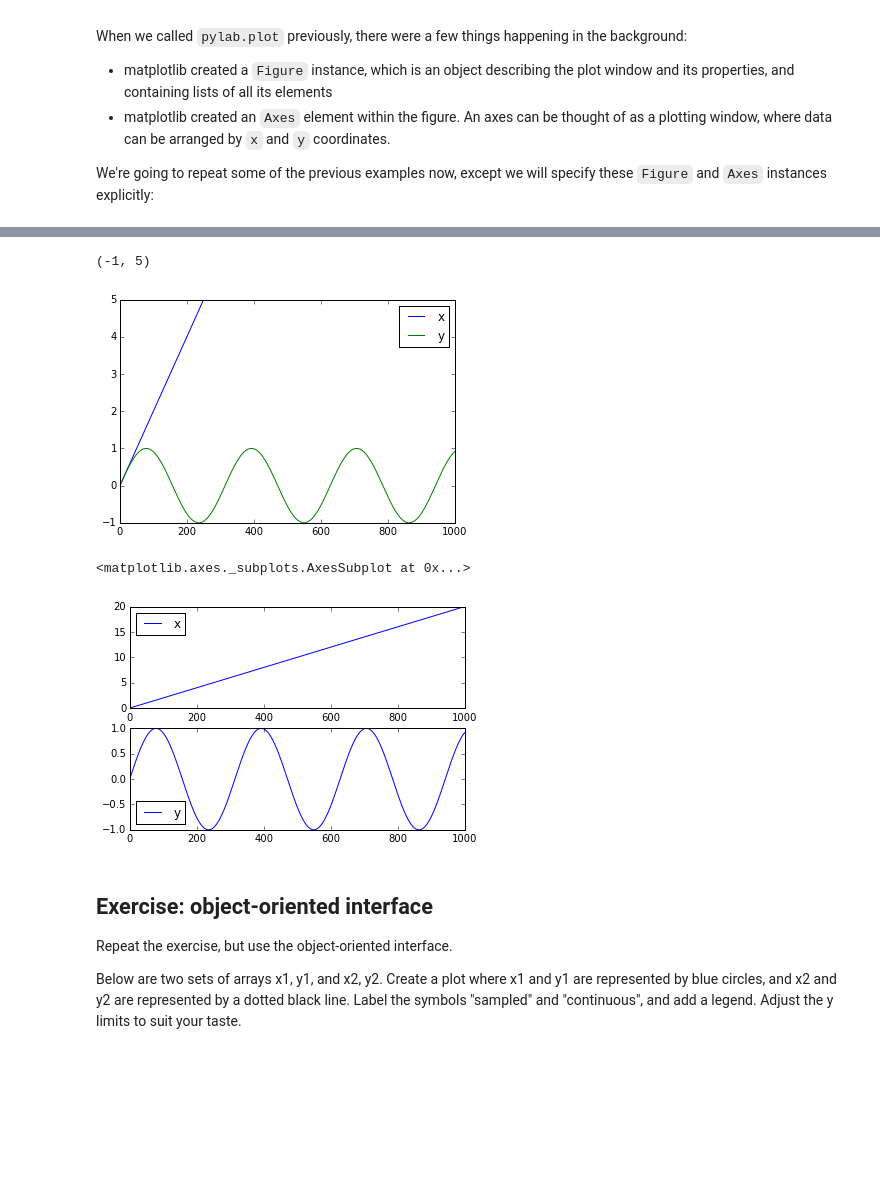
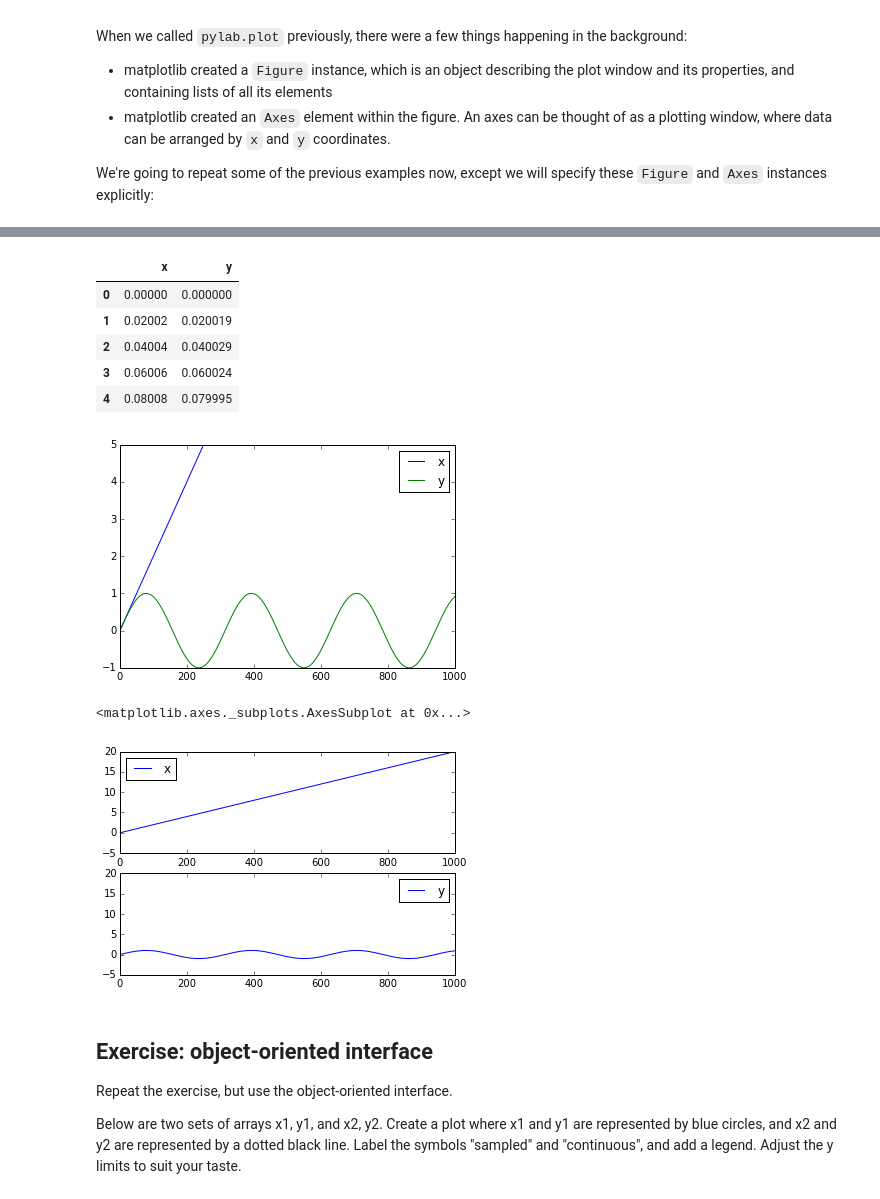
Before and after one commit to mikepqr/seaborn-notes, a Jupyter notebook: basics.ipynb, the cells around one changed output, grey strips where cells are left out. Drawn from its saved outputs; the diff is of its cells as text; code cells hidden in the pictures; blank space fills up the shorter version.

```diff
--- a/basics.ipynb
+++ b/basics.ipynb
@@ -65,20 +72,28 @@ ax.plot(x, y);
 import pandas as pd
 
 df = pd.DataFrame(zip(x, y), columns=['x', 'y'])
+df.head()
+# %% [output]
+|  | x | y |
+| 0 | 0.00000 | 0.000000 |
+| 1 | 0.02002 | 0.020019 |
+| 2 | 0.04004 | 0.040029 |
+| 3 | 0.06006 | 0.060024 |
+| 4 | 0.08008 | 0.079995 |
 # %%
 fig, ax = plt.subplots()
-df.plot(ax=ax)
 ax.set_ylim(-1, 5)
+
+df.plot(ax=ax);
 # %% [output]
-(-1, 5)
 [figure]
 # %%
-fig, ax = plt.subplots(2, 1)
+fig, ax = plt.subplots(2, 1, sharey=True)
 df[['x']].plot(ax = ax[0])
 df[['y']].plot(ax = ax[1])
 # %% [output]
 <matplotlib.axes._subplots.AxesSubplot at 0x...>
-[figure, old version]
+[figure, new version]
 # %% [markdown]
 ## Exercise: object-oriented interface
 
```
Also changed, not shown: parts of 4 cells of this notebook, 1 other file.
